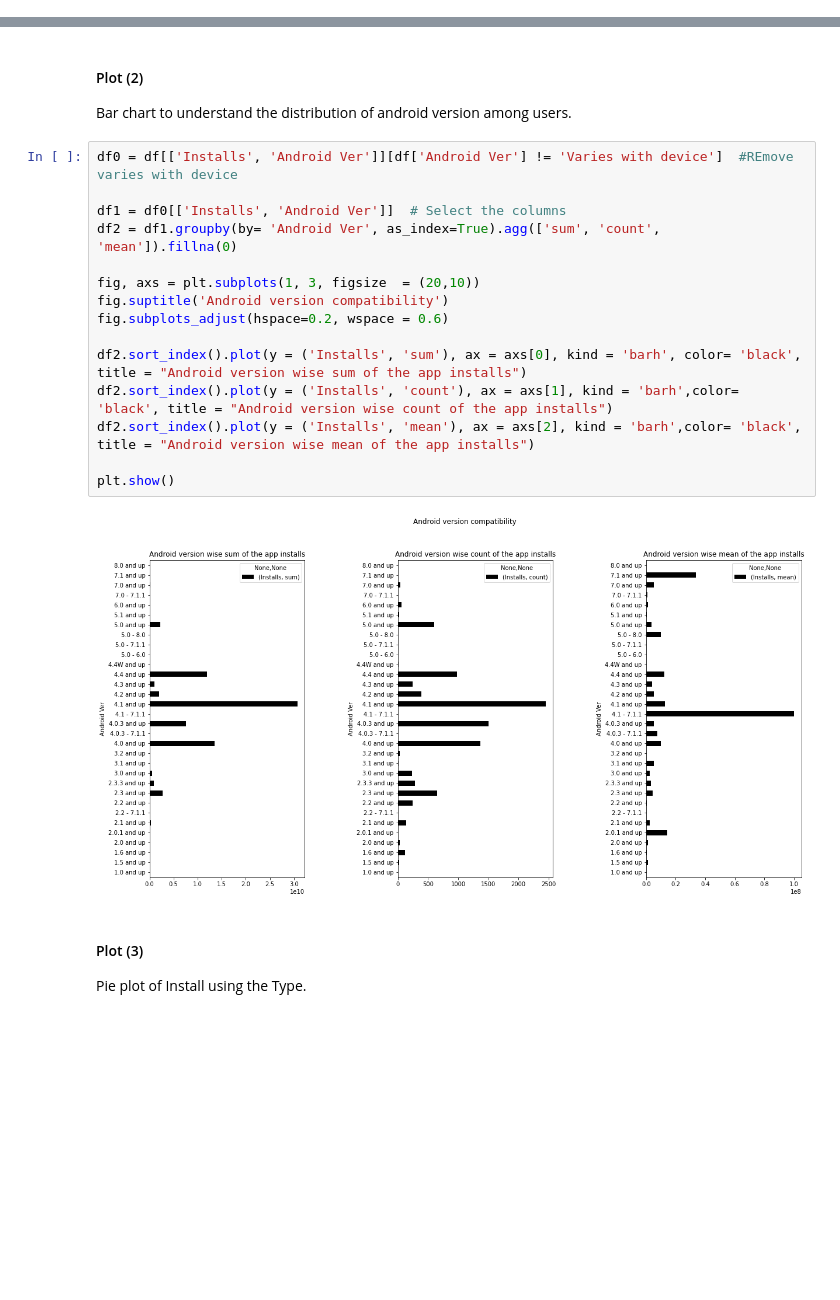
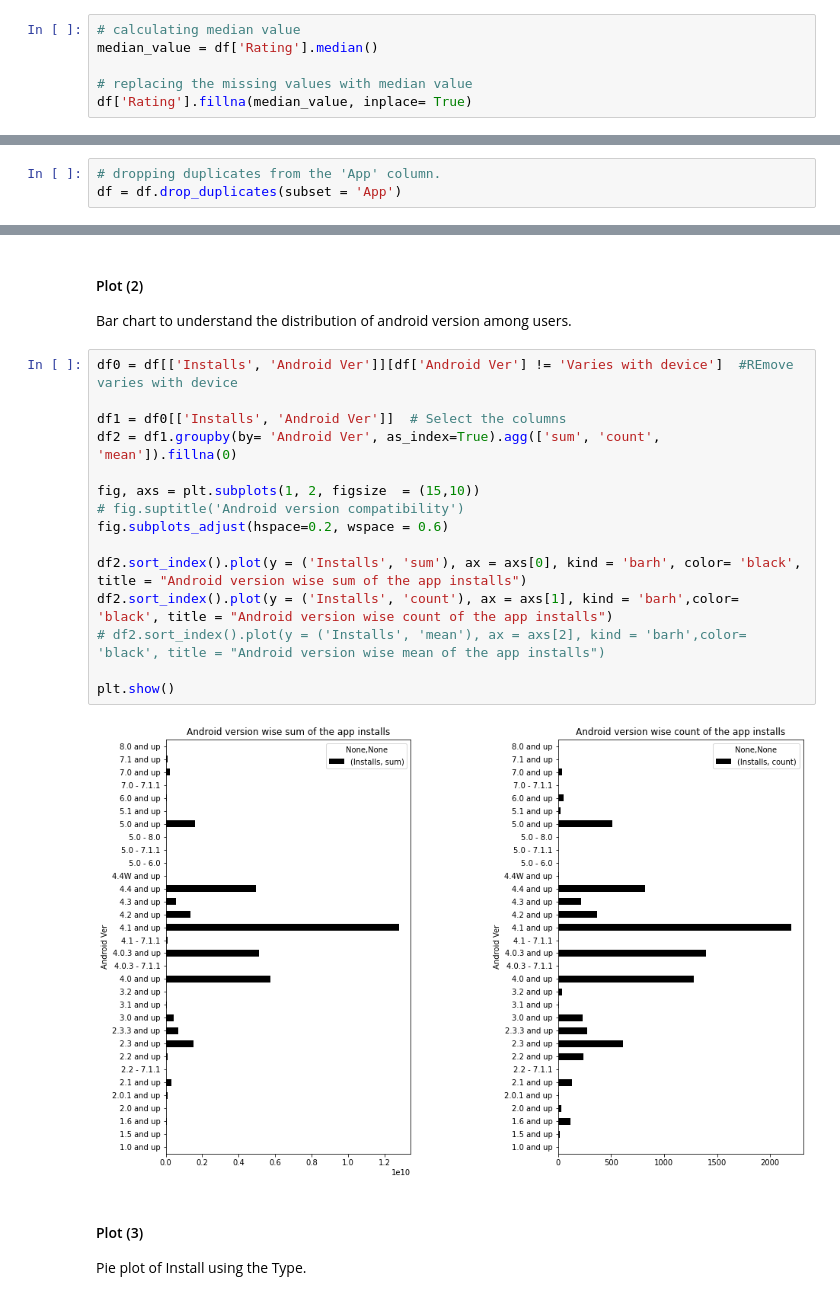
Before and after one commit to BharatSingla12/Play-Store-App-Review-Analysis-EDA-, a Jupyter notebook: Play_Store_App_Review_Analysis_Capstone_Project.ipynb, the cells around one changed output, grey strips where cells are left out. Drawn from its saved outputs; the diff is of its cells as text; blank space fills up the shorter version.

```diff
--- a/Play_Store_App_Review_Analysis_Capstone_Project.ipynb
+++ b/Play_Store_App_Review_Analysis_Capstone_Project.ipynb
@@ -257,6 +477,12 @@ None_df
 # %%
 # Drop all the rows in which atleast one feature is null (exculding Ratings)
 df = df.drop(None_df.index)
+# %%
+# calculating median value
+median_value = df['Rating'].median()
+
+# replacing the missing values with median value
+df['Rating'].fillna(median_value, inplace= True)
 # %%
 # Lets check the null values
 df.isnull().sum().sort_values(ascending = False)
@@ -288,0 +520,3 @@ df.head()
+# %%
+# dropping duplicates from the 'App' column.
+df = df.drop_duplicates(subset = 'App')
@@ -436,20 +675,20 @@ Bar chart to understand the distribution of android version among users.
 # %%
 df0 = df[['Installs', 'Android Ver']][df['Android Ver'] != 'Varies with device']  #REmove varies with device
 
 df1 = df0[['Installs', 'Android Ver']]  # Select the columns
 df2 = df1.groupby(by= 'Android Ver', as_index=True).agg(['sum', 'count', 'mean']).fillna(0)
 
-fig, axs = plt.subplots(1, 3, figsize  = (20,10))
-fig.suptitle('Android version compatibility')
+fig, axs = plt.subplots(1, 2, figsize  = (15,10))
+# fig.suptitle('Android version compatibility')
 fig.subplots_adjust(hspace=0.2, wspace = 0.6)
 
 df2.sort_index().plot(y = ('Installs', 'sum'), ax = axs[0], kind = 'barh', color= 'black', title = "Android version wise sum of the app installs")
 df2.sort_index().plot(y = ('Installs', 'count'), ax = axs[1], kind = 'barh',color= 'black', title = "Android version wise count of the app installs")
-df2.sort_index().plot(y = ('Installs', 'mean'), ax = axs[2], kind = 'barh',color= 'black', title = "Android version wise mean of the app installs")
+# df2.sort_index().plot(y = ('Installs', 'mean'), ax = axs[2], kind = 'barh',color= 'black', title = "Android version wise mean of the app installs")
 
 plt.show()
 # %% [output]
-[figure, old version]
+[figure, new version]
 # %% [markdown]
 #### Plot (3)
 Pie plot of Install using the Type.
```
Also changed, not shown: parts of 66 cells of this notebook.
